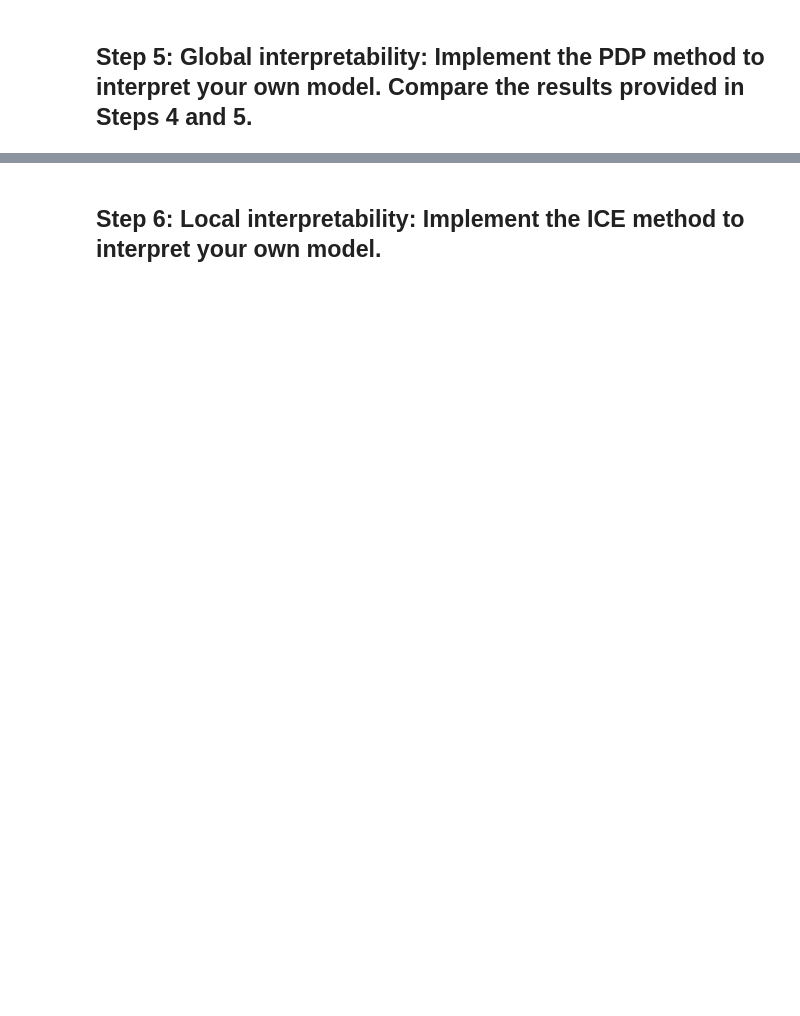
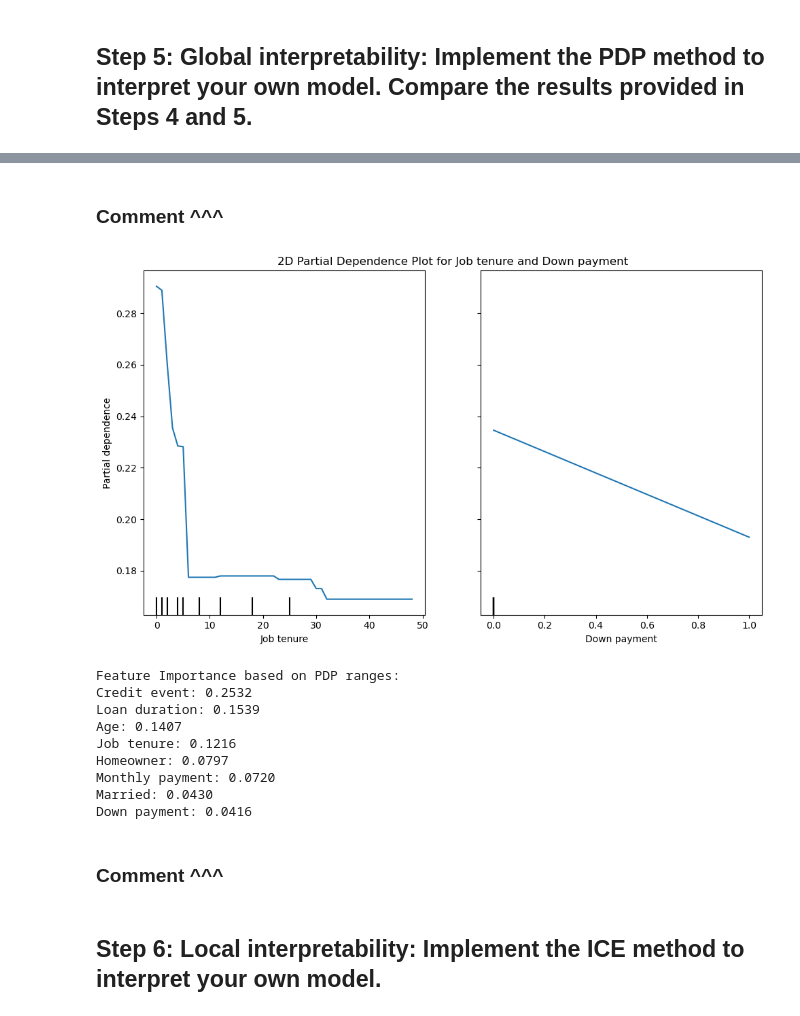
Before and after one commit to agossetX/interpretability_algorithmic_fairness_group_2, a Jupyter notebook: main.ipynb, the cells around one changed output, grey strips where cells are left out. Drawn from its saved outputs; the diff is of its cells as text; code cells hidden in the pictures; blank space fills up the shorter version.

```diff
--- a/main.ipynb
+++ b/main.ipynb
@@ -522,3 +542,46 @@ plt.show()
+# %% [markdown]
+### Comment ^^^
+# %%
+# exploring interaction between two features
+feature_pair = ['Job tenure', 'Down payment']
+
+fig, ax = plt.subplots(figsize=(10, 6))
+PartialDependenceDisplay.from_estimator(
+    xgb_model,
+    X_test,
+    feature_pair,
+    ax=ax,
+    kind='average'
+)
+
+ax.set_title(f'2D Partial Dependence Plot for {feature_pair[0]} and {feature_pair[1]}')
+plt.tight_layout()
+plt.show()
+
+# Print feature importances based on PDP ranges
+pdp_importances = []
+for feature in features:
+    pdp = PartialDependenceDisplay.from_estimator(xgb_model, X_test, [feature], kind='average')
+    pdp_range = np.ptp(pdp.pd_results[0]['average'][0])
+    pdp_importances.append((feature, pdp_range))
+
+pdp_importances.sort(key=lambda x: x[1], reverse=True)
+print("\nFeature Importance based on PDP ranges:")
+for feature, importance in pdp_importances:
+    print(f"{feature}: {importance:.4f}")
+# %% [output]
+[figure, added]
+Feature Importance based on PDP ranges:
+Credit event: 0.2532
+Loan duration: 0.1539
+Age: 0.1407
+Job tenure: 0.1216
+Homeowner: 0.0797
+Monthly payment: 0.0720
+Married: 0.0430
+Down payment: 0.0416
+# %% [markdown]
+### Comment ^^^
 # %% [markdown]
 ## Step 6: Local interpretability: Implement the ICE method to interpret your own model.
 # %%
```
Also changed, not shown: parts of 47 cells of this notebook.
